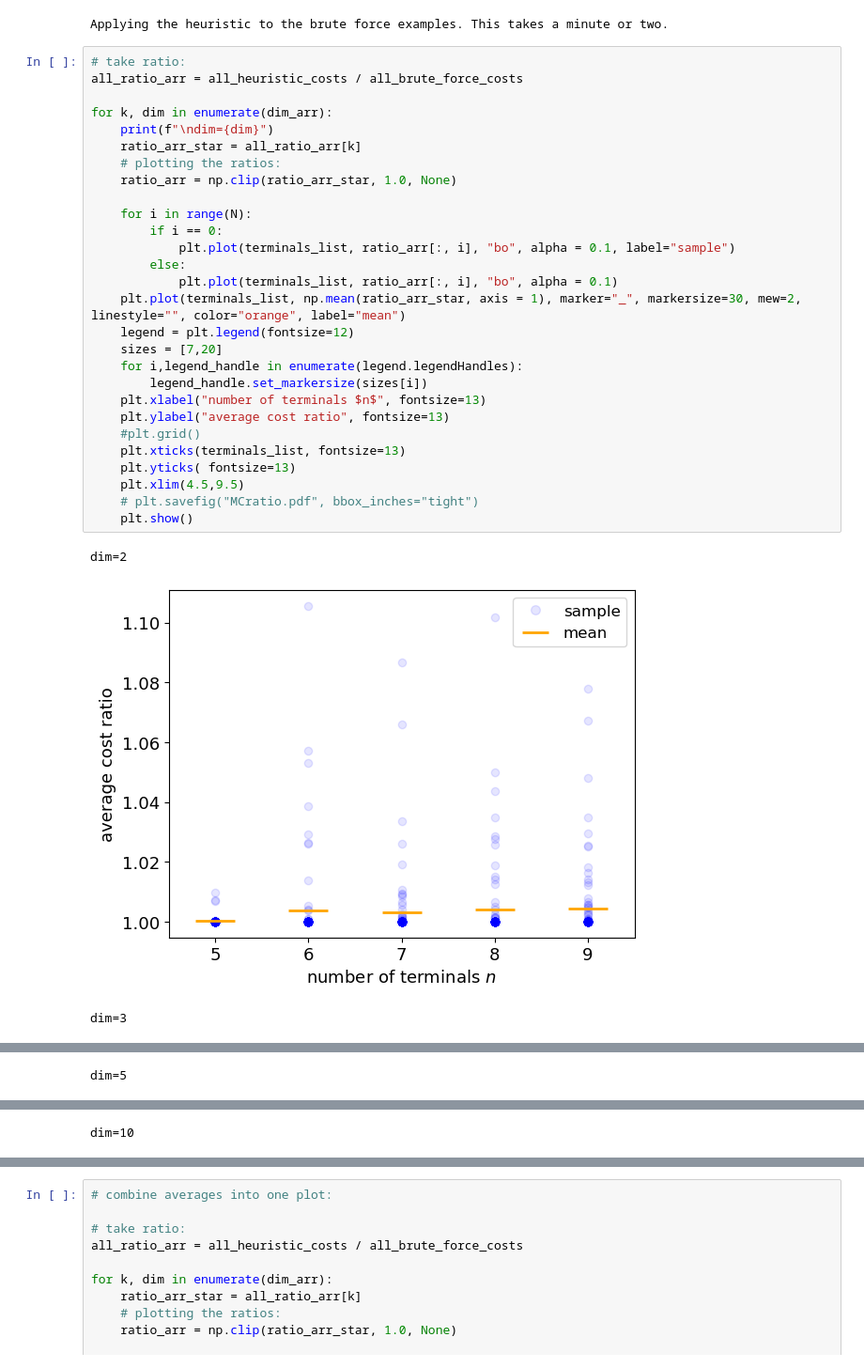
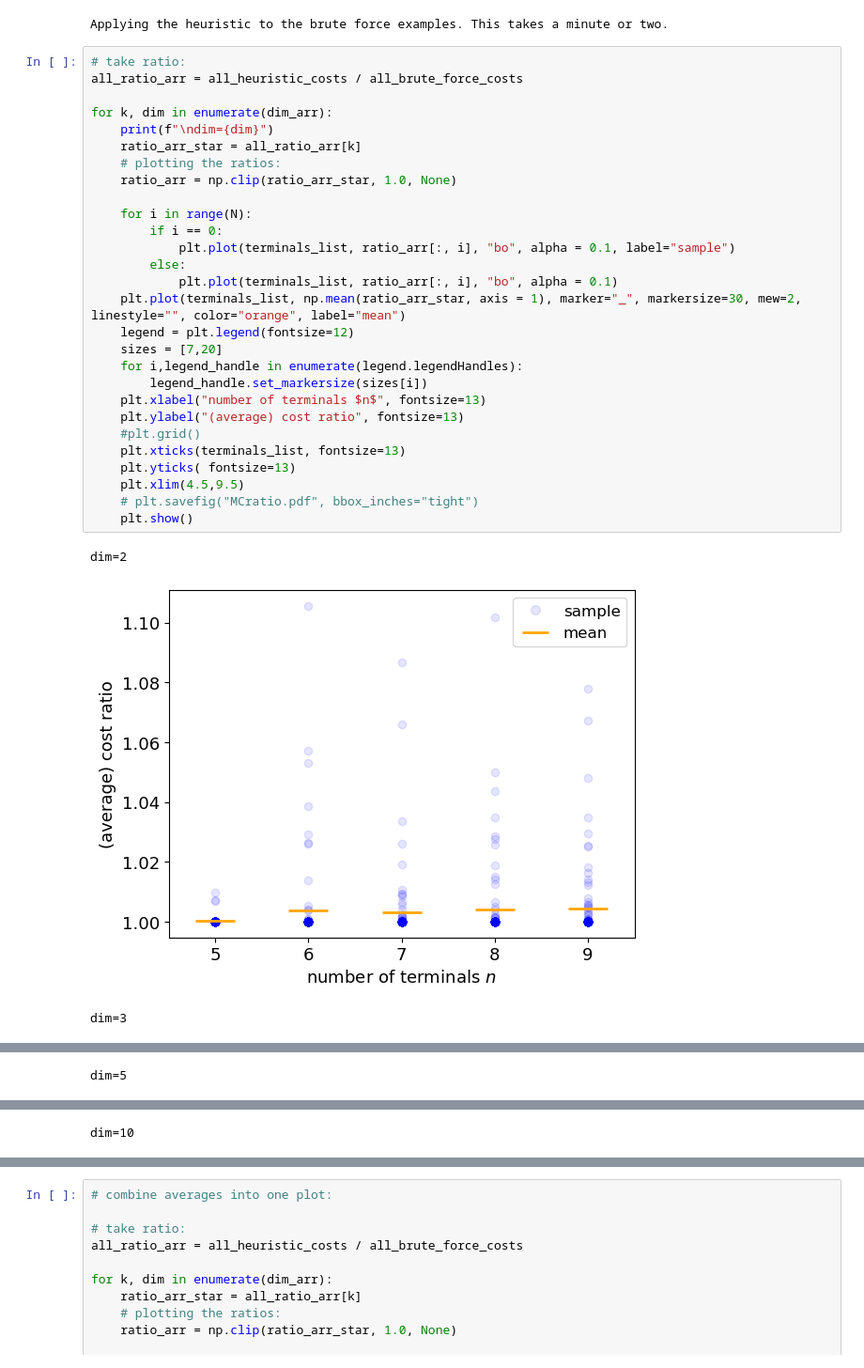
Before and after one commit to sciai-lab/BranchedOT, a Jupyter notebook: notebooks/Evaluation - Brute-Force vs. Heuristic.ipynb, the cells around one changed output, grey strips where cells are left out. Shown at 94% size. Saved outputs shown, nothing was run; the diff lists cells and outputs as text.

Commit message:
fixed small thing in visualization of solutions

```diff
--- a/notebooks/Evaluation - Brute-Force vs. Heuristic.ipynb
+++ b/notebooks/Evaluation - Brute-Force vs. Heuristic.ipynb
@@ -91,32 +91,32 @@ Applying the heuristic to the brute force examples. This takes a minute or two.
 # %%
 # take ratio:
 all_ratio_arr = all_heuristic_costs / all_brute_force_costs
 
 for k, dim in enumerate(dim_arr):
     print(f"\ndim={dim}")
     ratio_arr_star = all_ratio_arr[k]
     # plotting the ratios:
     ratio_arr = np.clip(ratio_arr_star, 1.0, None)
 
     for i in range(N):
         if i == 0:
             plt.plot(terminals_list, ratio_arr[:, i], "bo", alpha = 0.1, label="sample")
         else:
             plt.plot(terminals_list, ratio_arr[:, i], "bo", alpha = 0.1)
     plt.plot(terminals_list, np.mean(ratio_arr_star, axis = 1), marker="_", markersize=30, mew=2, linestyle="", color="orange", label="mean")
     legend = plt.legend(fontsize=12)
     sizes = [7,20]
     for i,legend_handle in enumerate(legend.legendHandles):
         legend_handle.set_markersize(sizes[i])
     plt.xlabel("number of terminals $n$", fontsize=13)
-    plt.ylabel("average cost ratio", fontsize=13)
+    plt.ylabel("(average) cost ratio", fontsize=13)
     #plt.grid()
     plt.xticks(terminals_list, fontsize=13)
     plt.yticks( fontsize=13)
     plt.xlim(4.5,9.5)
     # plt.savefig("MCratio.pdf", bbox_inches="tight")
     plt.show()
 # %% [output]
 dim=2
-[figure, old version]
+[figure, new version]
 dim=3
```
Also changed, not shown: parts of 1 cell of this notebook, 1 other file.
